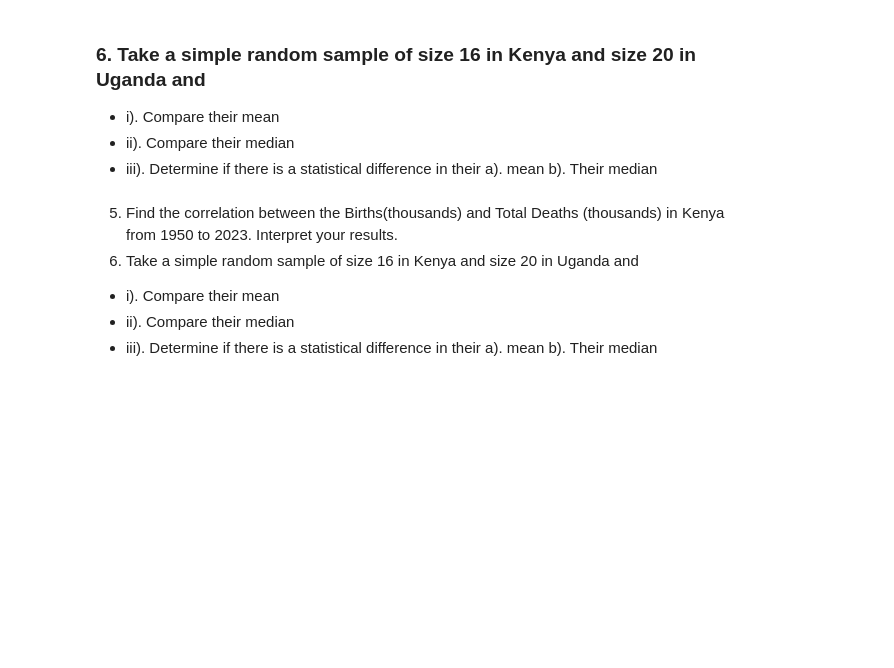
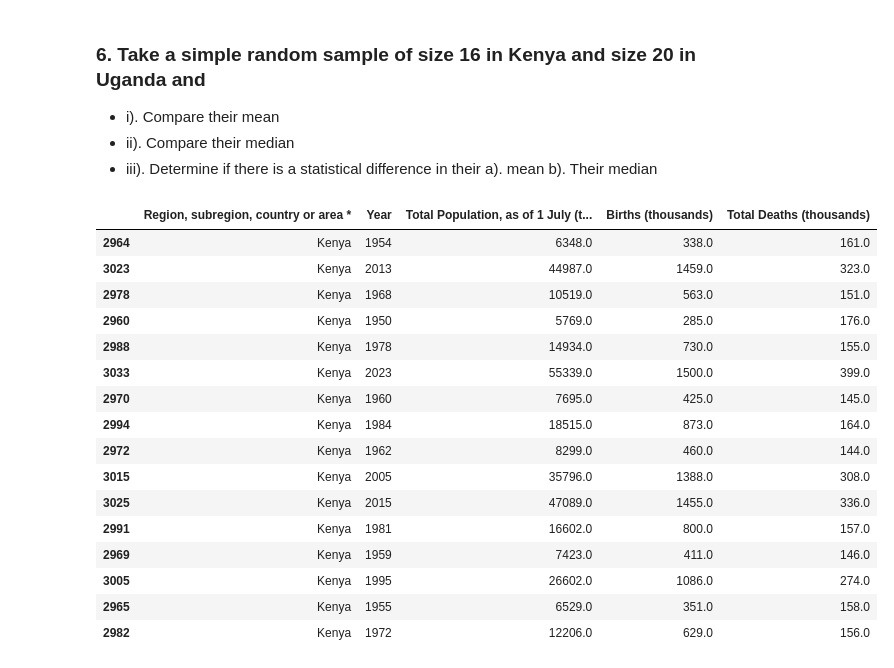
Before and after one commit to Daviedavie100/ML_MachineLearning, a Jupyter notebook: Statistics_for_Data_Science/assignment_2/DavidOwino_assignment_2.ipynb, the cells around one changed output. Cells and saved outputs as stored; diff of their text form; code cells hidden in the pictures; blank space fills up the shorter version.

```diff
--- a/Statistics_for_Data_Science/assignment_2/DavidOwino_assignment_2.ipynb
+++ b/Statistics_for_Data_Science/assignment_2/DavidOwino_assignment_2.ipynb
@@ -233,11 +230,33 @@ when the number of births increases, the number of deaths tends to increase as w
 - iii). Determine if there is a statistical difference in their
     a). mean
     b). Their median
-# %% [markdown]
-5.	Find the correlation between the Births(thousands) and Total Deaths (thousands) in Kenya from 1950 to 2023. Interpret your results.
-6.	Take a simple random sample of size 16 in Kenya and size 20 in Uganda and
-- i). Compare their mean
-- ii). Compare their median
-- iii). Determine if there is a statistical difference in their
-    a). mean
-    b). Their median
+# %%
+# filter kenya and uganda
+np.random.seed(2)
+kenya = demographic_clean_df[demographic_clean_df['Region, subregion, country or area *'] == 'Kenya'].copy()
+uganda = demographic_clean_df[demographic_clean_df['Region, subregion, country or area *'] == 'Uganda'].copy()
+# %%
+# create random seed
+np.random.seed(42)
+
+# take samples for kenya
+k_data=kenya.sample(16, replace=False)
+k_data
+# %% [output]
+|  | Region, subregion, country or area * | Year | Total Population, as of 1 July (t... | Births (thousands) | Total Deaths (thousands) |
+| 2964 | Kenya | 1954 | 6348.0 | 338.0 | 161.0 |
+| 3023 | Kenya | 2013 | 44987.0 | 1459.0 | 323.0 |
+| 2978 | Kenya | 1968 | 10519.0 | 563.0 | 151.0 |
+| 2960 | Kenya | 1950 | 5769.0 | 285.0 | 176.0 |
+| 2988 | Kenya | 1978 | 14934.0 | 730.0 | 155.0 |
+| 3033 | Kenya | 2023 | 55339.0 | 1500.0 | 399.0 |
+| 2970 | Kenya | 1960 | 7695.0 | 425.0 | 145.0 |
+| 2994 | Kenya | 1984 | 18515.0 | 873.0 | 164.0 |
+| 2972 | Kenya | 1962 | 8299.0 | 460.0 | 144.0 |
+| 3015 | Kenya | 2005 | 35796.0 | 1388.0 | 308.0 |
+| 3025 | Kenya | 2015 | 47089.0 | 1455.0 | 336.0 |
+| 2991 | Kenya | 1981 | 16602.0 | 800.0 | 157.0 |
+| 2969 | Kenya | 1959 | 7423.0 | 411.0 | 146.0 |
+| 3005 | Kenya | 1995 | 26602.0 | 1086.0 | 274.0 |
+| 2965 | Kenya | 1955 | 6529.0 | 351.0 | 158.0 |
+| 2982 | Kenya | 1972 | 12206.0 | 629.0 | 156.0 |
```
Also changed, not shown: parts of 11 cells of this notebook.
